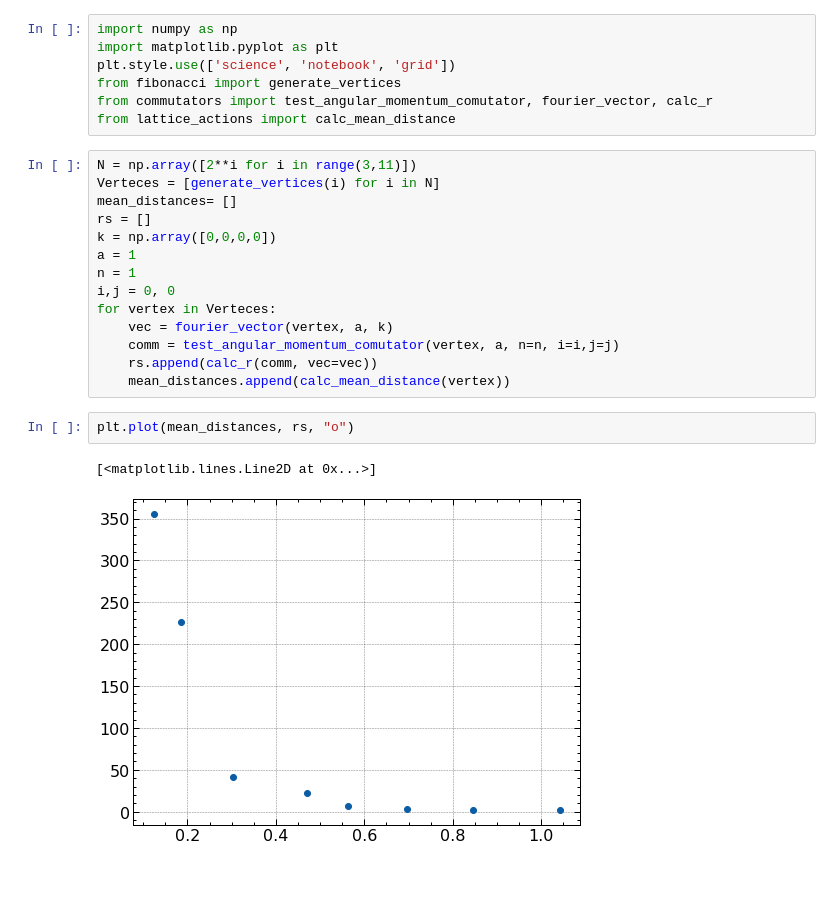
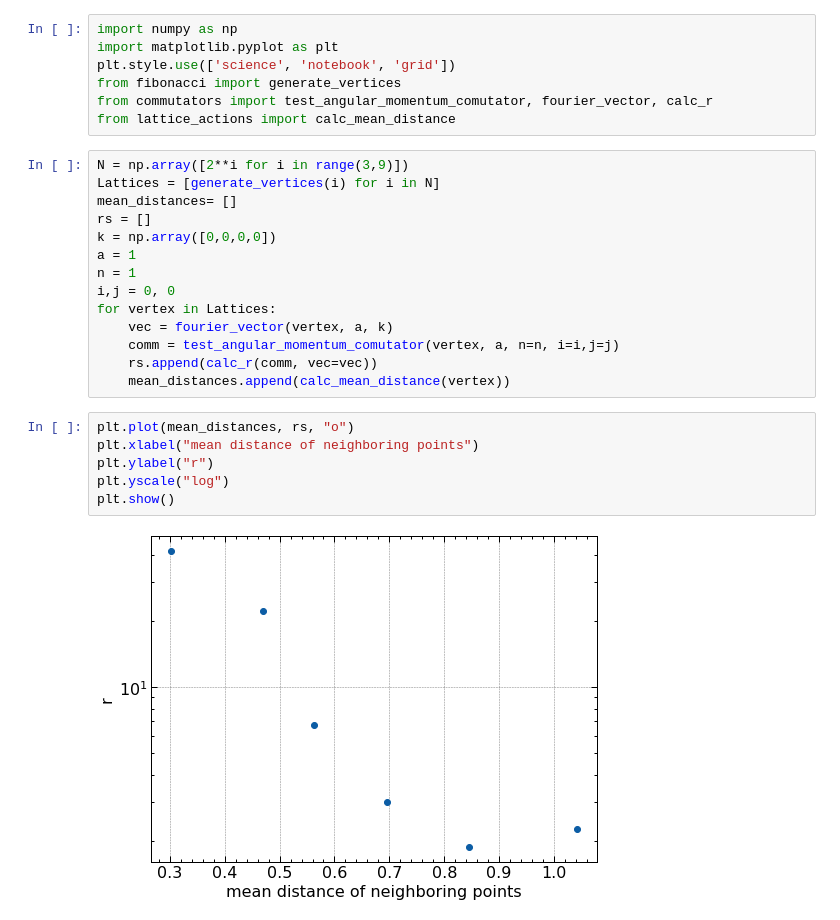
Before and after one commit to djrolfes/bachelor_thesis, a Jupyter notebook: tests.ipynb, the cells around one changed output. Drawn from its saved outputs; the diff is of its cells as text; blank space fills up the shorter version.

Commit message:
lattice_optimisation done

```diff
--- a/tests.ipynb
+++ b/tests.ipynb
@@ -6,21 +6,24 @@ from fibonacci import generate_vertices
 from commutators import test_angular_momentum_comutator, fourier_vector, calc_r
 from lattice_actions import calc_mean_distance
 # %%
-N = np.array([2**i for i in range(3,11)])
-Verteces = [generate_vertices(i) for i in N]
+N = np.array([2**i for i in range(3,9)])
+Lattices = [generate_vertices(i) for i in N]
 mean_distances= []
 rs = []
 k = np.array([0,0,0,0])
 a = 1
 n = 1
 i,j = 0, 0
-for vertex in Verteces:
+for vertex in Lattices:
     vec = fourier_vector(vertex, a, k)
     comm = test_angular_momentum_comutator(vertex, a, n=n, i=i,j=j)
     rs.append(calc_r(comm, vec=vec))
     mean_distances.append(calc_mean_distance(vertex))
-# %%
-plt.plot(mean_distances, rs, "o")
-# %% [output]
-[<matplotlib.lines.Line2D at 0x...>]
-[figure, removed]
+# %%
+plt.plot(mean_distances, rs, "o")
+plt.xlabel("mean distance of neighboring points")
+plt.ylabel("r")
+plt.yscale("log")
+plt.show()
+# %% [output]
+[figure, added]
```
Also changed, not shown: parts of 6 cells of this notebook, 6 other files.
